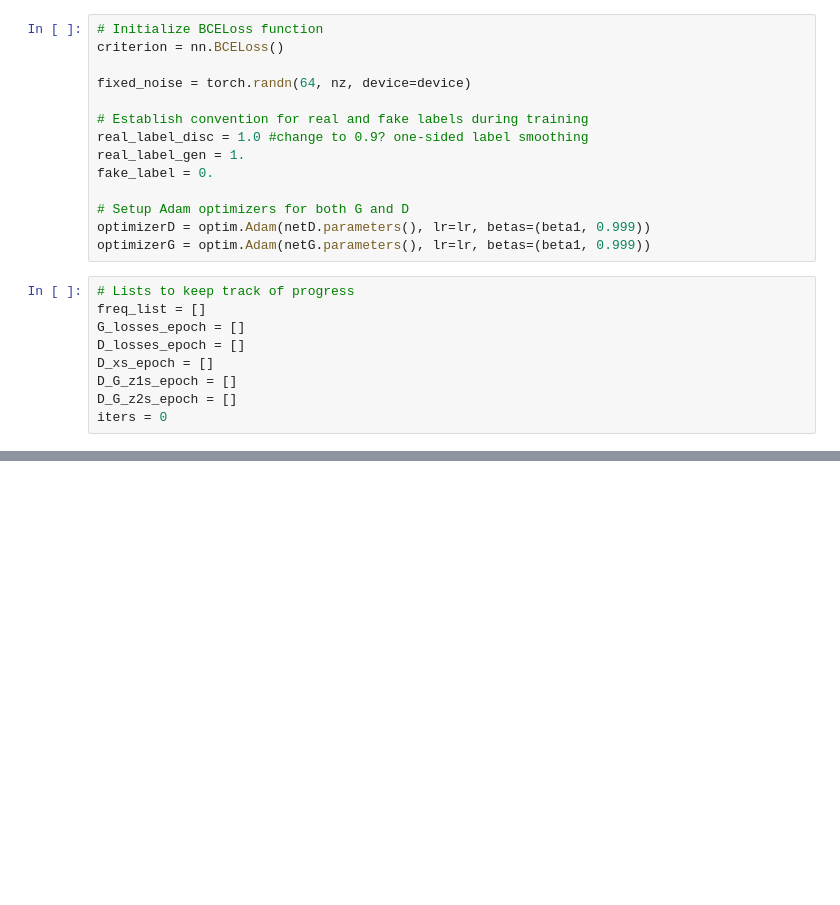
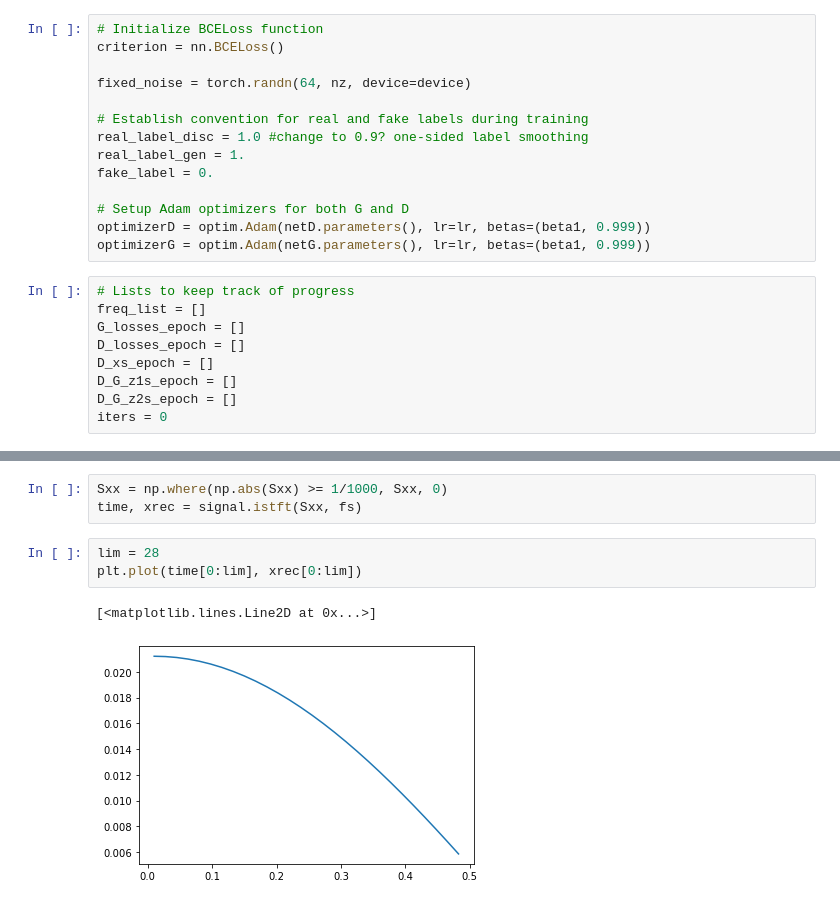
Before and after one commit to Tompolompo/DJ-GAN, a Jupyter notebook: notebook.ipynb, the cells around one changed output, grey strips where cells are left out. Saved outputs shown, nothing was run; the diff lists cells and outputs as text; blank space fills up the shorter version.

```diff
--- a/notebook.ipynb
+++ b/notebook.ipynb
@@ -474,0 +515,9 @@ for j in range(len(freq_list)):
+# %%
+Sxx = np.where(np.abs(Sxx) >= 1/1000, Sxx, 0)
+time, xrec = signal.istft(Sxx, fs)
+# %%
+lim = 28
+plt.plot(time[0:lim], xrec[0:lim])
+# %% [output]
+[<matplotlib.lines.Line2D at 0x...>]
+[figure, added]
```
Also changed, not shown: parts of 26 cells of this notebook, 1 other file.
